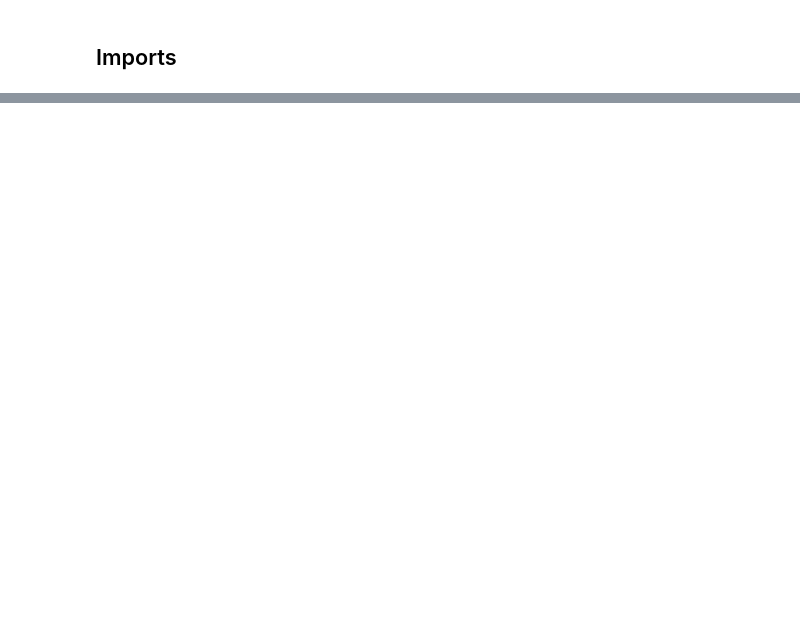
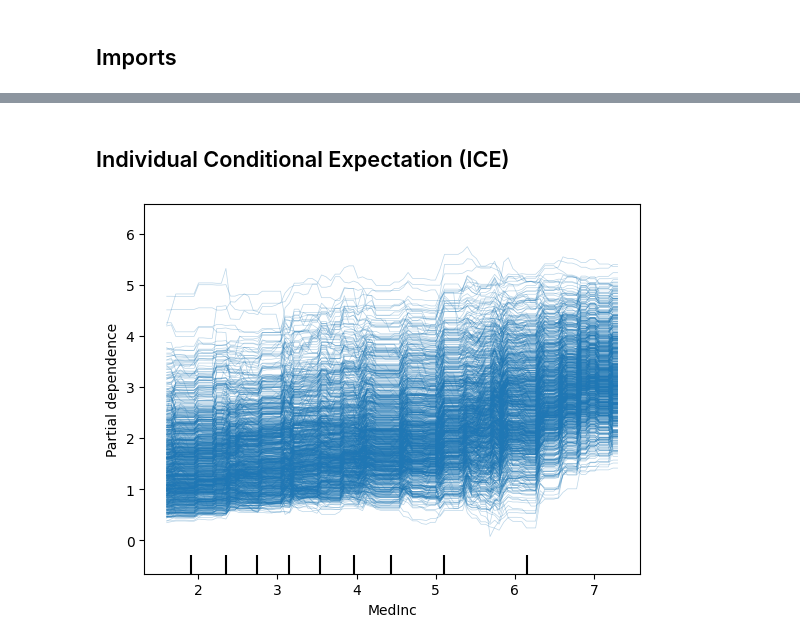
Before and after one commit to ailina-aniwan/xai-explainable-ml-II, a Jupyter notebook: global_explanations_california_housing.ipynb, the cells around one changed output, grey strips where cells are left out. Cells and saved outputs as stored; diff of their text form; code cells hidden in the pictures; blank space fills up the shorter version.

```diff
--- a/global_explanations_california_housing.ipynb
+++ b/global_explanations_california_housing.ipynb
@@ -50,0 +167,9 @@ np.random.seed(1)
+# %% [markdown]
+## Individual Conditional Expectation (ICE)
+# %%
+# ICE only (no PDP overlay) for Median Income
+features = ["MedInc"]
+PartialDependenceDisplay.from_estimator(model, X, features, kind="individual")
+plt.show()
+# %% [output]
+[figure, added]
```
Also changed, not shown: parts of 28 cells of this notebook.
